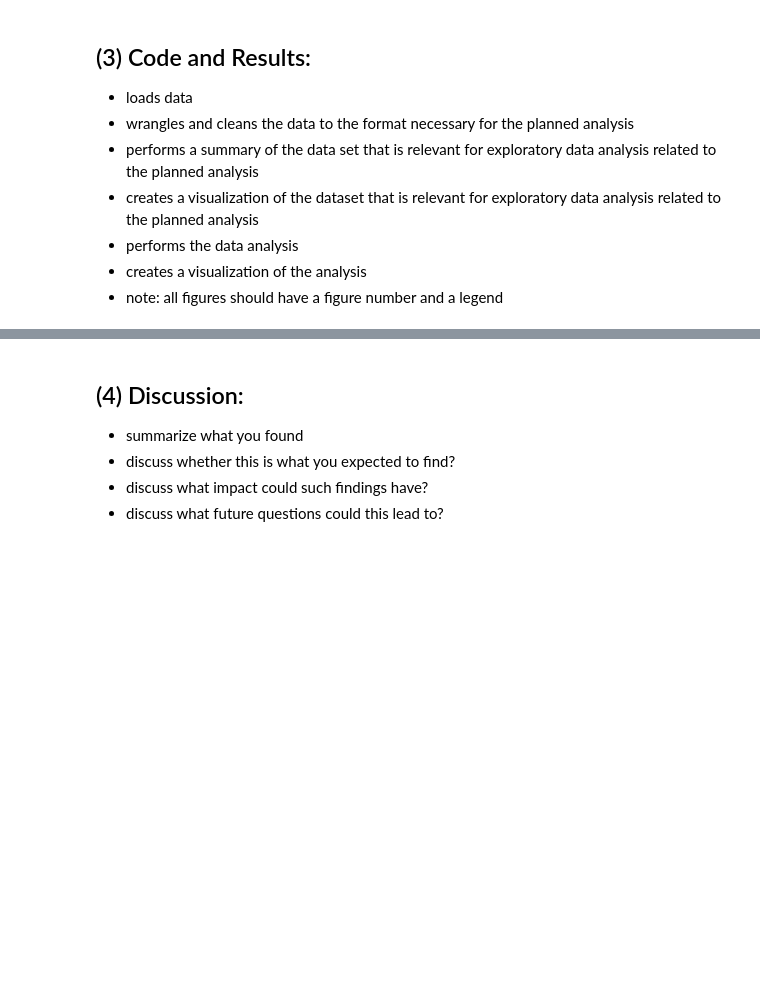
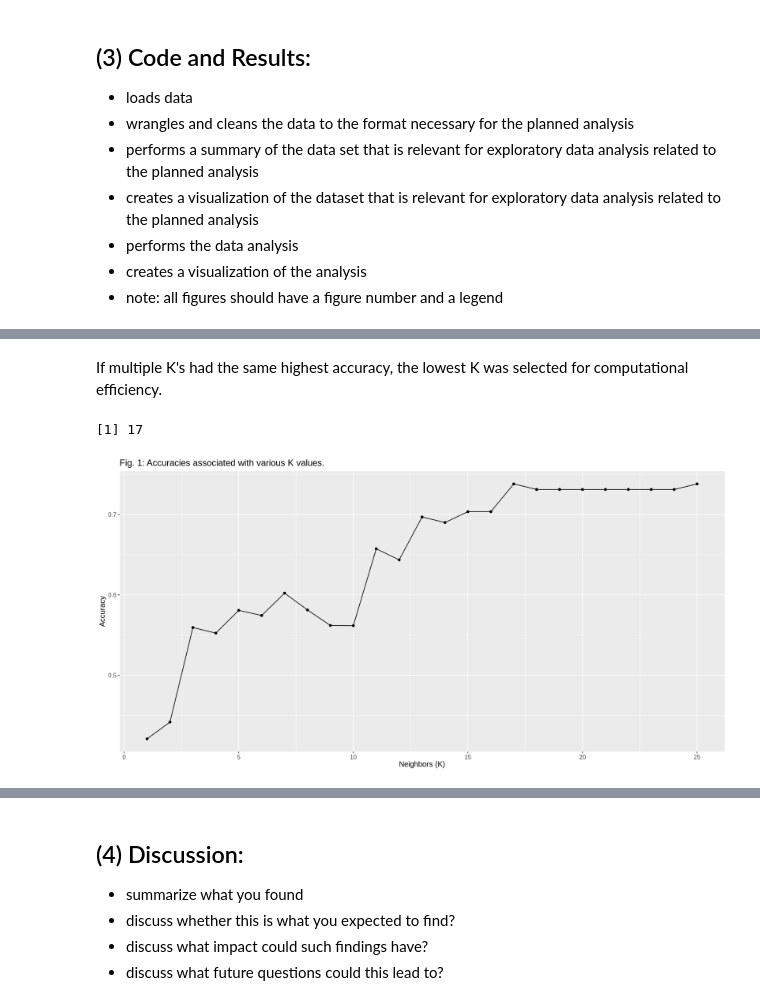
Before and after one commit to oo74/DSCI-100-Project, a Jupyter notebook: group project.ipynb, the cells around one changed output, grey strips where cells are left out. Cells and saved outputs as stored; diff of their text form; code cells hidden in the pictures; blank space fills up the shorter version.

```diff
--- a/group project.ipynb
+++ b/group project.ipynb
@@ -98,0 +23,20 @@ Warning message:
+# %%
+library(tidyverse)
+library(tidymodels)
+library(cowplot)
+library(repr)
+library(themis)
+
+set.seed(4)
+options(repr.plot.width = 14)
+
+players_url <- "https://raw.githubusercontent.com/oo74/DSCI-100-Project/d932a95bab3bbe9a443dcba02939882b0735483f/data/players.csv"
+players <- read_csv(players_url) |>
+    mutate(subscribe = fct_recode(as_factor(subscribe), No = "FALSE", Yes = "TRUE"))
+
+nrow(players) - nrow(drop_na(players))
+players <- drop_na(players)
+
+players |>
+    group_by(subscribe) |>
+    summarize(count = n())
@@ -98,0 +59,46 @@ Warning message:
+# %% [markdown]
+If multiple K's had the same highest accuracy, the lowest K was selected for computational efficiency.
+# %%
+k_vals <- tibble(neighbors = 1:25)
+
+players_split <- initial_split(players, prop = 0.75, strata = subscribe)
+players_train <- training(players_split)
+players_test <- testing(players_split)
+
+players_recipe <- recipe(subscribe ~ played_hours + Age, data = players_train) |>
+    step_center(all_predictors()) |>
+    step_scale(all_predictors())
+
+players_spec <- nearest_neighbor(weight_func = "rectangular", neighbors = tune()) |>
+    set_engine("kknn") |>
+    set_mode("classification")
+
+vfold_sets <- players_train |>
+    vfold_cv(v = 5, strata = subscribe)
+
+k_accuracies <- workflow() |>
+    add_recipe(players_recipe) |>
+    add_model(players_spec) |>
+    tune_grid(resamples = vfold_sets, grid = k_vals) |>
+    collect_metrics() |>
+    filter(.metric == "accuracy") |>
+    mutate(accuracy = mean) |>
+    select(neighbors, accuracy)
+
+k_accuracies_plot <- k_accuracies |>
+    ggplot(aes(x = neighbors, y = accuracy)) +
+    geom_point() +
+    geom_line() +
+    labs(x = "Neighbors (K)", y = "Accuracy", title = "Fig. 1: Accuracies associated with various K values.") +
+    theme(text = element_text(size = 12))
+
+best_k <- k_accuracies |>
+    slice_max(accuracy) |>
+    slice_min(neighbors) |>
+    pull(neighbors)
+
+k_accuracies_plot
+best_k
+# %% [output]
+[1] 17
+[figure, added]
```
Also changed, not shown: parts of 12 cells of this notebook, 1 other file.
